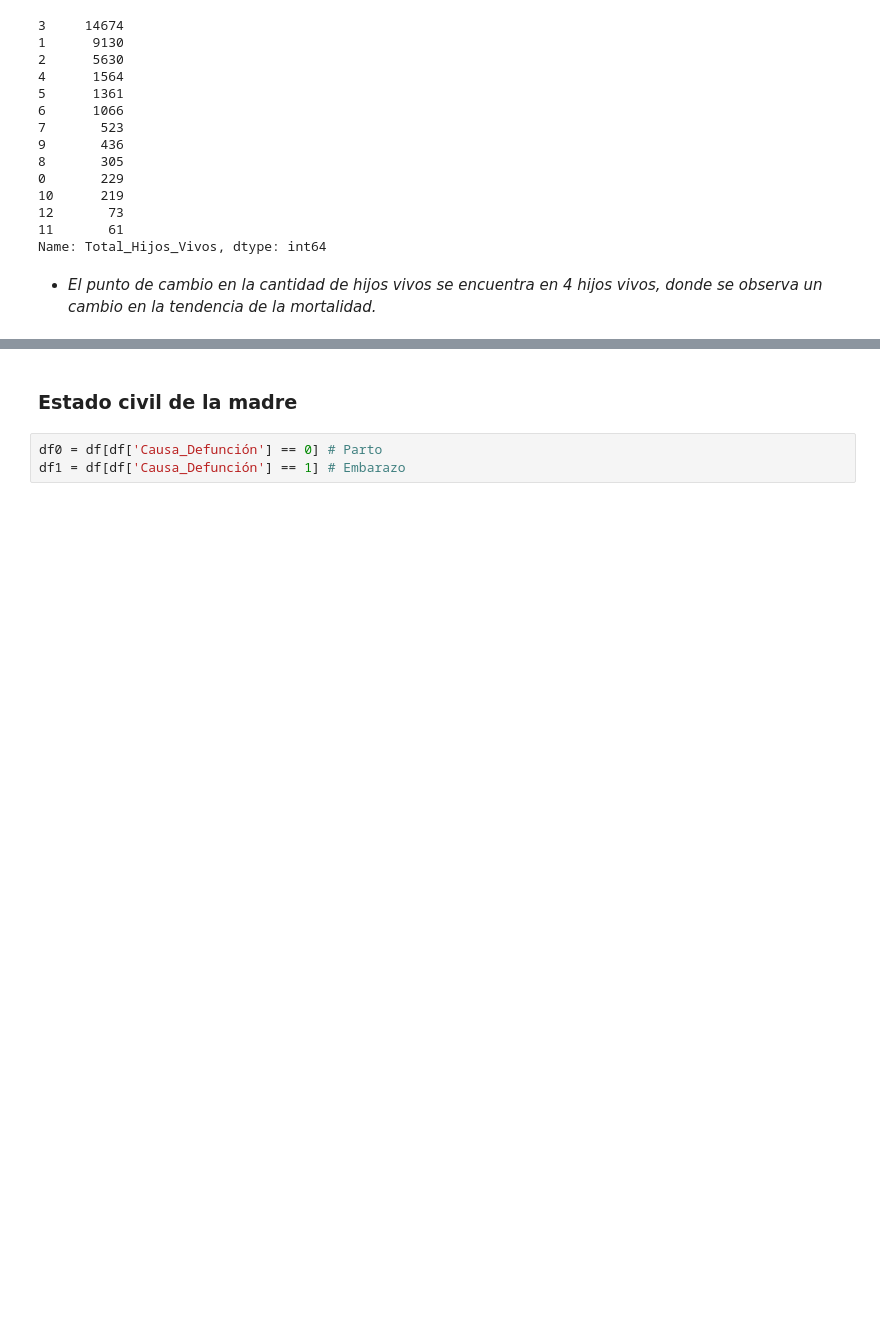
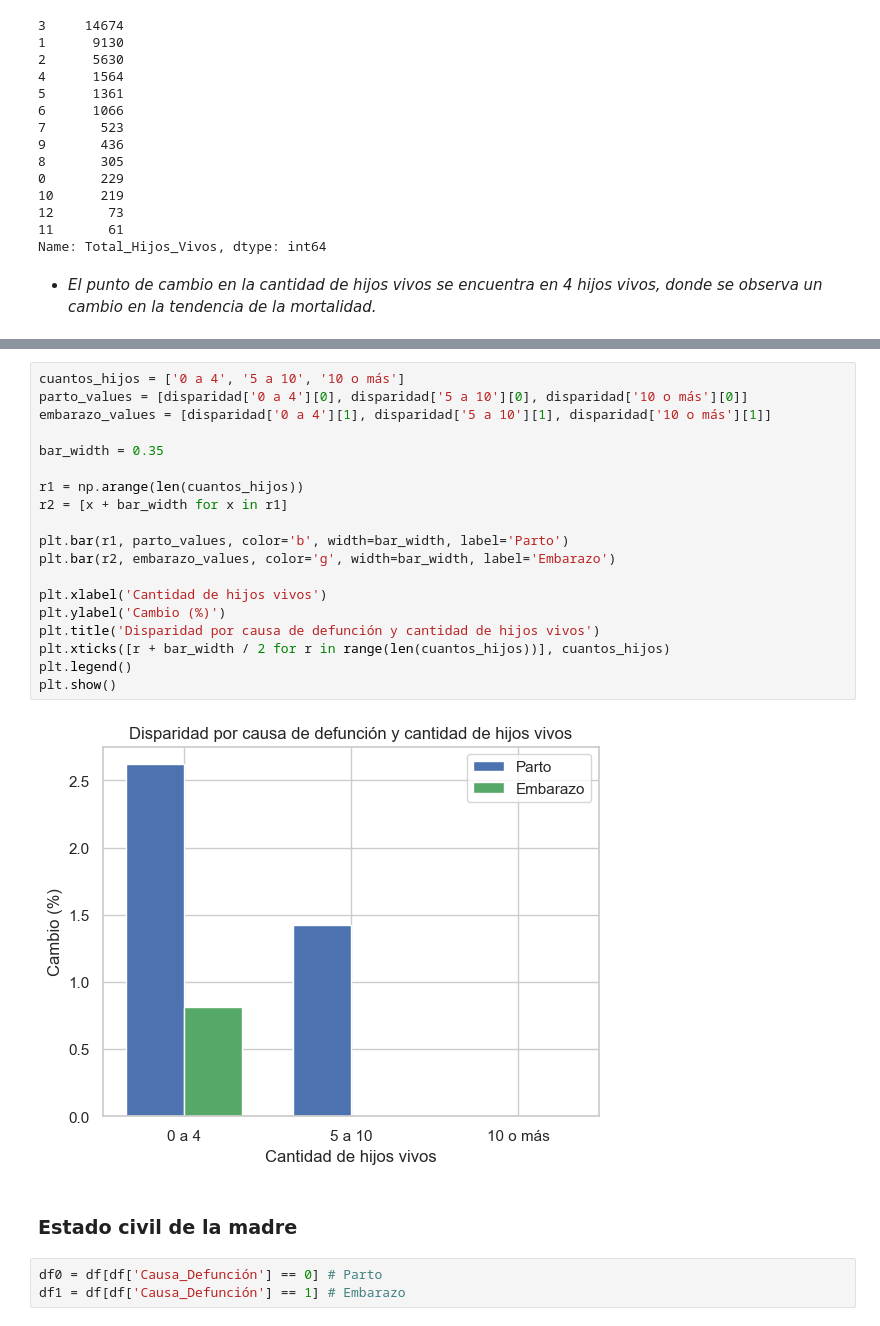
Before and after one commit to stefanoaragoni/mineria_proyecto, a Jupyter notebook: svm.ipynb, the cells around one changed output, grey strips where cells are left out. Drawn from its saved outputs; the diff is of its cells as text; blank space fills up the shorter version.

```diff
--- a/svm.ipynb
+++ b/svm.ipynb
@@ -475,3 +554,24 @@ Cambio:  91.34379134379135 %
+# %%
+cuantos_hijos = ['0 a 4', '5 a 10', '10 o más']
+parto_values = [disparidad['0 a 4'][0], disparidad['5 a 10'][0], disparidad['10 o más'][0]]
+embarazo_values = [disparidad['0 a 4'][1], disparidad['5 a 10'][1], disparidad['10 o más'][1]]
+
+bar_width = 0.35
+
+r1 = np.arange(len(cuantos_hijos))
+r2 = [x + bar_width for x in r1]
+
+plt.bar(r1, parto_values, color='b', width=bar_width, label='Parto')
+plt.bar(r2, embarazo_values, color='g', width=bar_width, label='Embarazo')
+
+plt.xlabel('Cantidad de hijos vivos')
+plt.ylabel('Cambio (%)')
+plt.title('Disparidad por causa de defunción y cantidad de hijos vivos')
+plt.xticks([r + bar_width / 2 for r in range(len(cuantos_hijos))], cuantos_hijos)
+plt.legend()
+plt.show()
+# %% [output]
+[figure, added]
 # %% [markdown]
 ### Estado civil de la madre
 # %%
```
Also changed, not shown: parts of 10 cells of this notebook.
